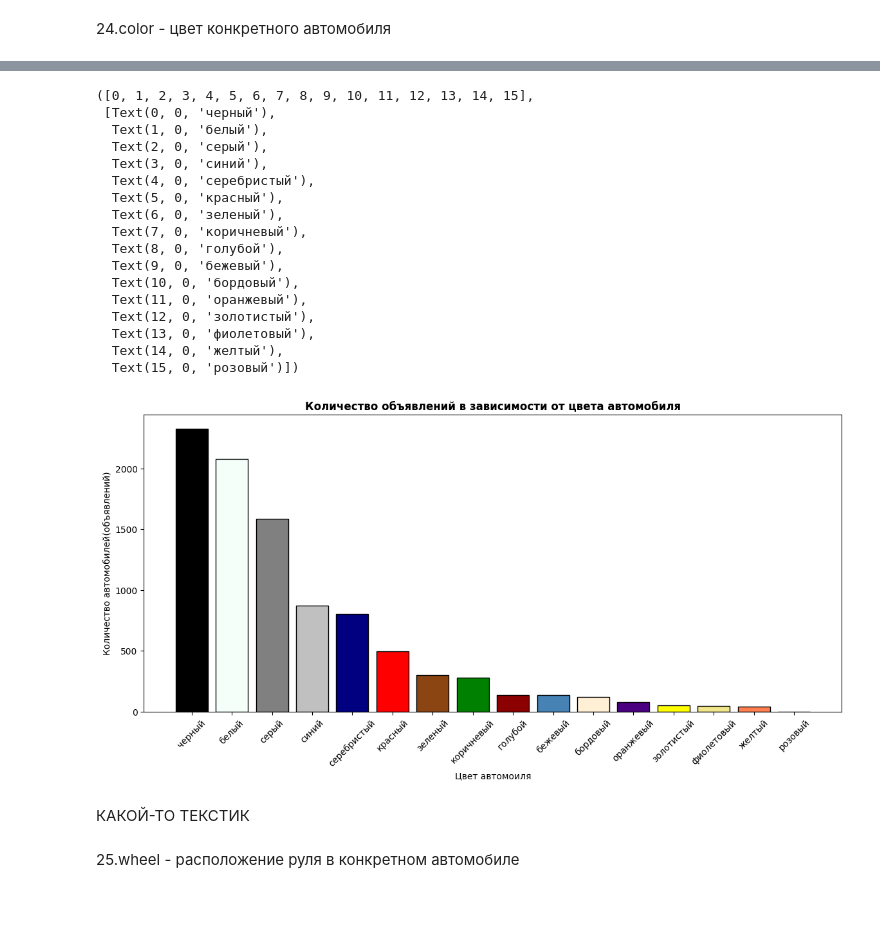
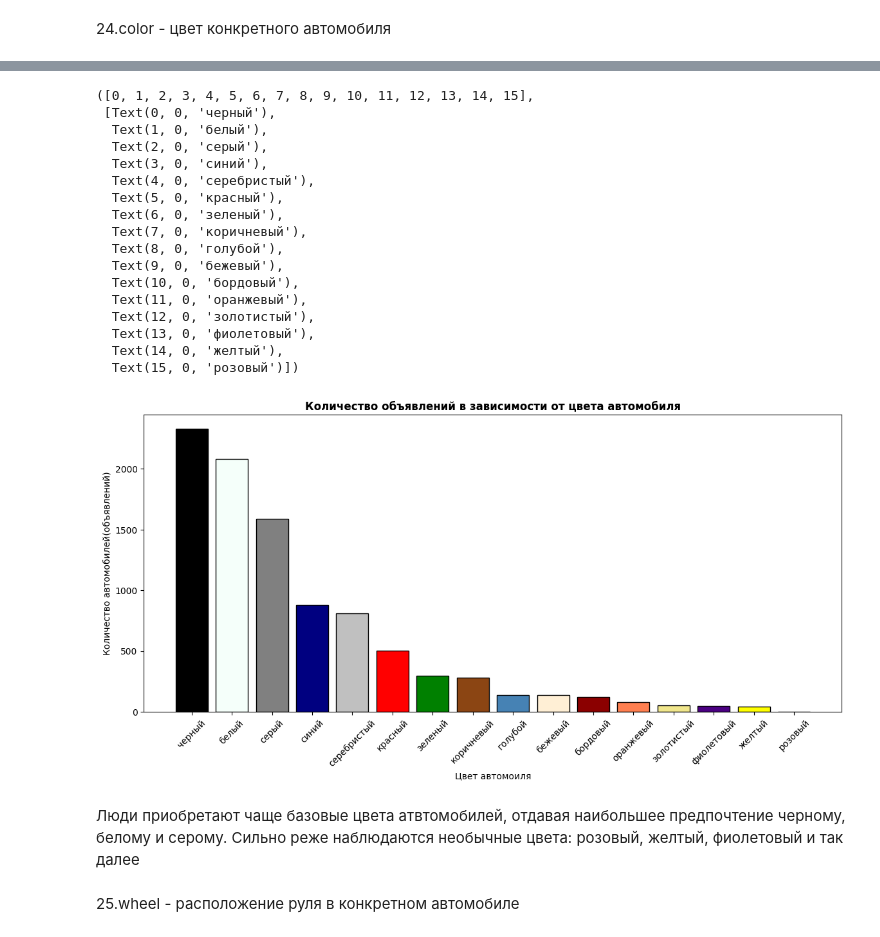
Before and after one commit to Shelb0rne/gp_2, a Jupyter notebook: EDA/ГП_2_EDA_9.ipynb, the cells around one changed output, grey strips where cells are left out. Cells and saved outputs as stored; diff of their text form; code cells hidden in the pictures; blank space fills up the shorter version.

```diff
--- a/EDA/ГП_2_EDA_9.ipynb
+++ b/EDA/ГП_2_EDA_9.ipynb
@@ -34,2 +92,4 @@ skrapping_df.shape
 # %%
 df = pd.merge(api_1_df, skrapping_df, on = ['url', 'make', 'model', 'year'], how = 'inner')
+# %%
+sel_df = pd.merge(selenium_api_df, selenium_scraping_df, on = ['url', 'make', 'model', 'year'], how = 'inner')
@@ -36,3 +100,5 @@ df = pd.merge(api_1_df, skrapping_df, on = ['url', 'make', 'model', 'year'], how
+# %%
+df = pd.concat([df, sel_df], axis = 0)
 # %%
 df.shape
 # %% [output]
@@ -734,3 +815,7 @@ plt.xticks(rotation = 45)
+# %%
+i = [4, 9, 11, 15, 16, 20, 38, 39, 44, 47, 55]
+
+df.loc[i, 'drive'] = '4WD'
 # %%
 drive_pivot = pd.pivot_table(df, values = 'url', index = 'drive', aggfunc = 'count')
 # %%
@@ -795,3 +888,7 @@ plt.xticks(rotation = 45)
+# %%
+i = [23, 30]
+
+df.loc[i, 'color'] = 'серебристый'
 # %%
 color_table = df['color'].value_counts()
 color_table
@@ -817,35 +914,35 @@ color_table
 dtype: int64
 # %%
 plt.figure(figsize = (14, 6))
-plt.bar(color_table.index, color_table, color = ['#000000', '#F5FFFA', '#808080', '#C0C0C0', '#000080', '#FF0000', '#8B4513',
-                                                 '#008000', '#8B0000', '#4682B4', '#FFEFD5', '#4B0082', '#FFFF00',
-                                                 '#F0E68C', '#FF7F50', '#FF69B4'], edgecolor = 'black', linewidth = 1)
+plt.bar(color_table.index, color_table, color = ['#000000', '#F5FFFA', '#808080', '#000080', '#C0C0C0', '#FF0000', '#008000',
+                                                '#8B4513', '#4682B4',  '#FFEFD5', '#8B0000', '#FF7F50', '#F0E68C', '#4B0082',
+                                                '#FFFF00', '#FF69B4'], edgecolor = 'black', linewidth = 1)
 
 plt.title('Количество объявлений в зависимости от цвета автомобиля', fontweight = 'bold')
 plt.xlabel('Цвет автомоиля')
 plt.ylabel('Количество автомобилей(объявлений)')
 plt.xticks(rotation = 45)
 # %% [output]
 ([0, 1, 2, 3, 4, 5, 6, 7, 8, 9, 10, 11, 12, 13, 14, 15],
  [Text(0, 0, 'черный'),
   Text(1, 0, 'белый'),
   Text(2, 0, 'серый'),
   Text(3, 0, 'синий'),
   Text(4, 0, 'серебристый'),
   Text(5, 0, 'красный'),
   Text(6, 0, 'зеленый'),
   Text(7, 0, 'коричневый'),
   Text(8, 0, 'голубой'),
   Text(9, 0, 'бежевый'),
   Text(10, 0, 'бордовый'),
   Text(11, 0, 'оранжевый'),
   Text(12, 0, 'золотистый'),
   Text(13, 0, 'фиолетовый'),
   Text(14, 0, 'желтый'),
   Text(15, 0, 'розовый')])
-[figure, old version]
+[figure, new version]
-# %% [markdown]
-КАКОЙ-ТО ТЕКСТИК
+# %% [markdown]
+Люди приобретают чаще базовые цвета атвтомобилей, отдавая наибольшее предпочтение черному, белому и серому. Сильно реже наблюдаются необычные цвета: розовый, желтый, фиолетовый и так далее
 # %% [markdown]
 25.wheel - расположение руля в конкретном автомобиле
 # %%
```
Also changed, not shown: parts of 101 cells of this notebook, 1 other file.
